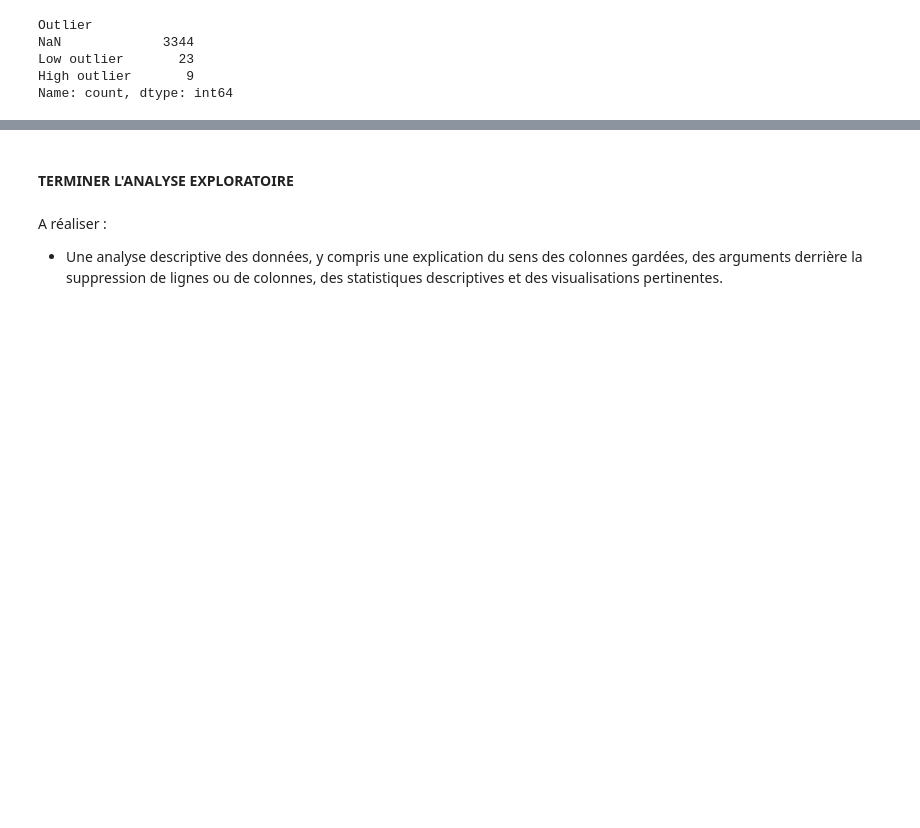
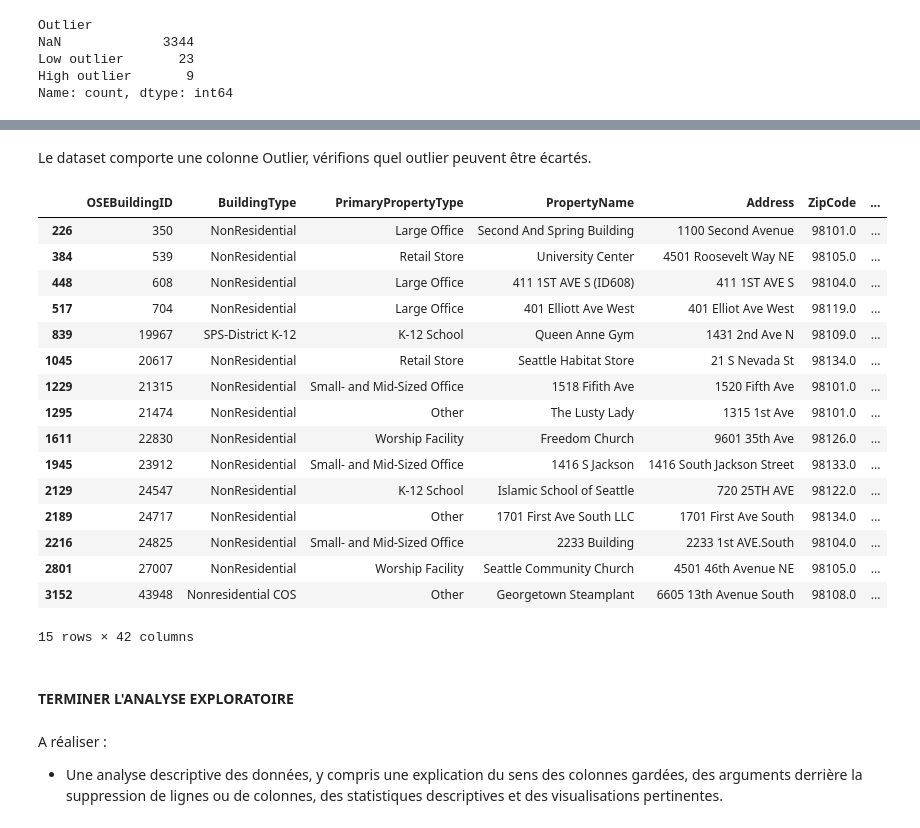
Before and after one commit to IngridFi70/Projet06, a Jupyter notebook: modelisation.ipynb, the cells around one changed output, grey strips where cells are left out. Saved outputs shown, nothing was run; the diff lists cells and outputs as text; code cells hidden in the pictures; blank space fills up the shorter version.

```diff
--- a/modelisation.ipynb
+++ b/modelisation.ipynb
@@ -204,0 +215,5 @@ _____________________________________
+# %%
+# suppression de la colonne DataYear
+print('lignes et colonnes AVANT modif :', building_consumption_clean.shape)
+building_consumption_clean=building_consumption_clean.drop(columns=['DataYear'])
+print('lignes et colonnes APRES modif :', building_consumption_clean.shape)
@@ -204,0 +223,5 @@ _____________________________________
+# %%
+# suppression du bâtiment de 99 étages
+print('lignes et colonnes AVANT modif :', building_consumption_clean.shape)
+building_consumption_clean = building_consumption_clean[building_consumption_clean['NumberofFloors'] != 99]
+print('lignes et colonnes APRES modif :', building_consumption_clean.shape)
@@ -204,0 +249,11 @@ _____________________________________
+# %%
+# suppression des 4 types de bâtiments
+print('lignes et colonnes AVANT modif :', building_consumption_clean.shape)
+building_consumption_clean = building_consumption_clean[
+    ~building_consumption_clean['BuildingType'].isin([
+        'Multifamily LR (1-4)',
+        'Multifamily MR (5-9)',
+        'Multifamily HR (10+)',
+        'Campus'
+    ])]
+print('lignes et colonnes APRES modif :', building_consumption_clean.shape)
@@ -204,0 +291,17 @@ _____________________________________
+# %%
+# suppression des 11 utilisations principales de bâtiments
+print('lignes et colonnes AVANT modif :', building_consumption_clean.shape)
+building_consumption_clean = building_consumption_clean[
+    ~building_consumption_clean['LargestPropertyUseType'].isin(['Hotel',
+                                                                'Residence Hall/Dormitory' ,
+                                                                'Senior Care Community' ,
+                                                                'Multifamily Housing',
+                                                                'Hospital (General Medical & Surgical)',
+                                                                'Other - Lodging/Residential',
+                                                                'Urgent Care/Clinic/Other Outpatient',
+                                                                'Other/Specialty Hospital' ,
+                                                                'Prison/Incarceration' ,
+                                                                'Lifestyle Center' ,
+                                                                'Residential Care Facility'
+    ])]
+print('lignes et colonnes APRES modif :', building_consumption_clean.shape)
@@ -204,0 +332,24 @@ _____________________________________
+# %% [markdown]
+Le dataset comporte une colonne Outlier, vérifions quel outlier peuvent être écartés.
+# %%
+# Analyse des bâtiments marqués comme outliers
+check_outliers=building_consumption_clean[building_consumption_clean['Outlier'].notna()]
+check_outliers.head(20)
+# %% [output]
+|  | OSEBuildingID | BuildingType | PrimaryPropertyType | PropertyName | Address | ZipCode | ... |
+| 226 | 350 | NonResidential | Large Office | Second And Spring Building | 1100 Second Avenue | 98101.0 | ... |
+| 384 | 539 | NonResidential | Retail Store | University Center | 4501 Roosevelt Way NE | 98105.0 | ... |
+| 448 | 608 | NonResidential | Large Office | 411 1ST AVE S (ID608) | 411 1ST AVE S | 98104.0 | ... |
+| 517 | 704 | NonResidential | Large Office | 401 Elliott Ave West | 401 Elliot Ave West | 98119.0 | ... |
+| 839 | 19967 | SPS-District K-12 | K-12 School | Queen Anne Gym | 1431 2nd Ave N | 98109.0 | ... |
+| 1045 | 20617 | NonResidential | Retail Store | Seattle Habitat Store | 21 S Nevada St | 98134.0 | ... |
+| 1229 | 21315 | NonResidential | Small- and Mid-Sized Office | 1518 Fifith Ave | 1520 Fifth Ave | 98101.0 | ... |
+| 1295 | 21474 | NonResidential | Other | The Lusty Lady | 1315 1st Ave | 98101.0 | ... |
+| 1611 | 22830 | NonResidential | Worship Facility | Freedom Church | 9601 35th Ave | 98126.0 | ... |
+| 1945 | 23912 | NonResidential | Small- and Mid-Sized Office | 1416 S Jackson | 1416 South Jackson Street | 98133.0 | ... |
+| 2129 | 24547 | NonResidential | K-12 School | Islamic School of Seattle | 720 25TH AVE | 98122.0 | ... |
+| 2189 | 24717 | NonResidential | Other | 1701 First Ave South LLC | 1701 First Ave South | 98134.0 | ... |
+| 2216 | 24825 | NonResidential | Small- and Mid-Sized Office | 2233 Building | 2233 1st AVE.South | 98104.0 | ... |
+| 2801 | 27007 | NonResidential | Worship Facility | Seattle Community Church | 4501 46th Avenue NE | 98105.0 | ... |
+| 3152 | 43948 | Nonresidential COS | Other | Georgetown Steamplant | 6605 13th Avenue South | 98108.0 | ... |
+15 rows × 42 columns
```
Also changed, not shown: parts of 31 cells of this notebook.
